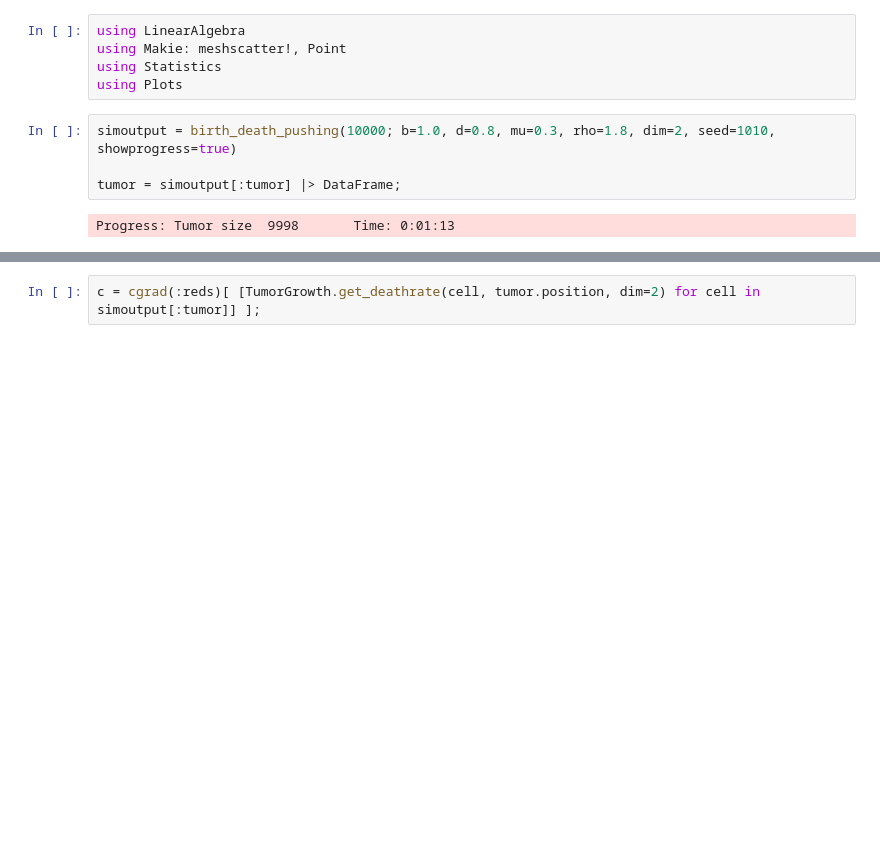
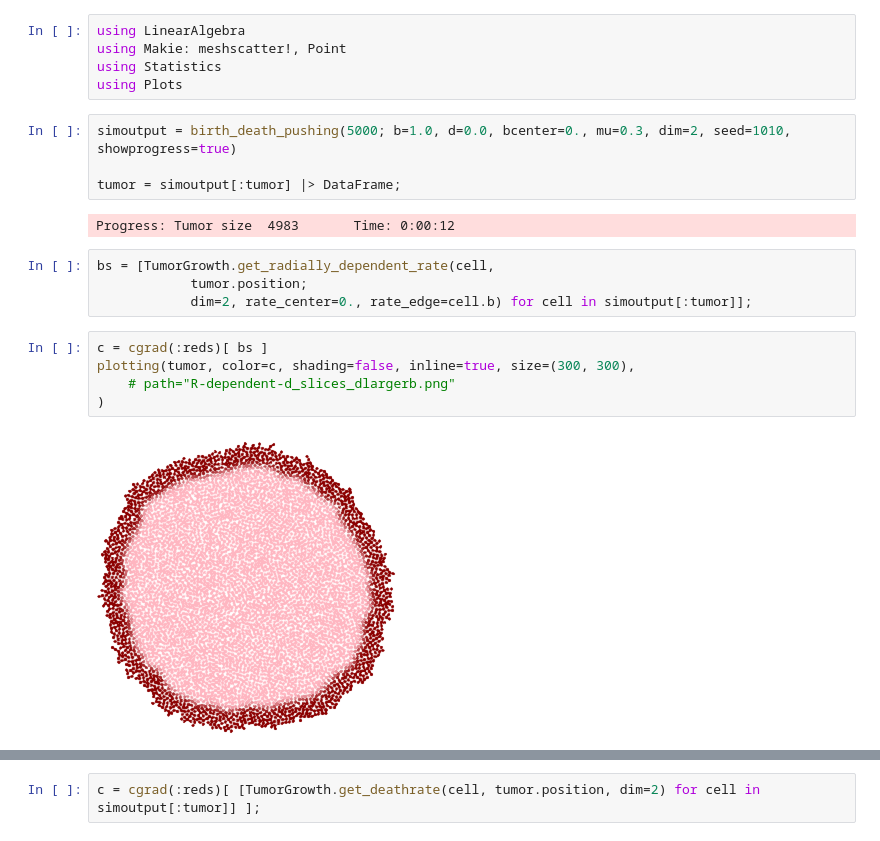
Before and after one commit to aangaji/TumorGrowth, a Jupyter notebook: usage.ipynb, the cells around one changed output, grey strips where cells are left out. Saved outputs shown, nothing was run; the diff lists cells and outputs as text; blank space fills up the shorter version.

```diff
--- a/usage.ipynb
+++ b/usage.ipynb
@@ -21,8 +21,19 @@ using Makie: meshscatter!, Point
 using Statistics
 using Plots
 # %%
-simoutput = birth_death_pushing(10000; b=1.0, d=0.8, mu=0.3, rho=1.8, dim=2, seed=1010, showprogress=true)
+simoutput = birth_death_pushing(5000; b=1.0, d=0.0, bcenter=0., mu=0.3, dim=2, seed=1010, showprogress=true)
 
 tumor = simoutput[:tumor] |> DataFrame;
 # %% [output]
-Progress: Tumor size  9998       Time: 0:01:13
+Progress: Tumor size  4983       Time: 0:00:12
+# %%
+bs = [TumorGrowth.get_radially_dependent_rate(cell,
+            tumor.position;
+            dim=2, rate_center=0., rate_edge=cell.b) for cell in simoutput[:tumor]];
+# %%
+c = cgrad(:reds)[ bs ]
+plotting(tumor, color=c, shading=false, inline=true, size=(300, 300),
+    # path="R-dependent-d_slices_dlargerb.png"
+)
+# %% [output]
+[figure, added]
```
Also changed, not shown: parts of 4 cells of this notebook, 3 other files.
